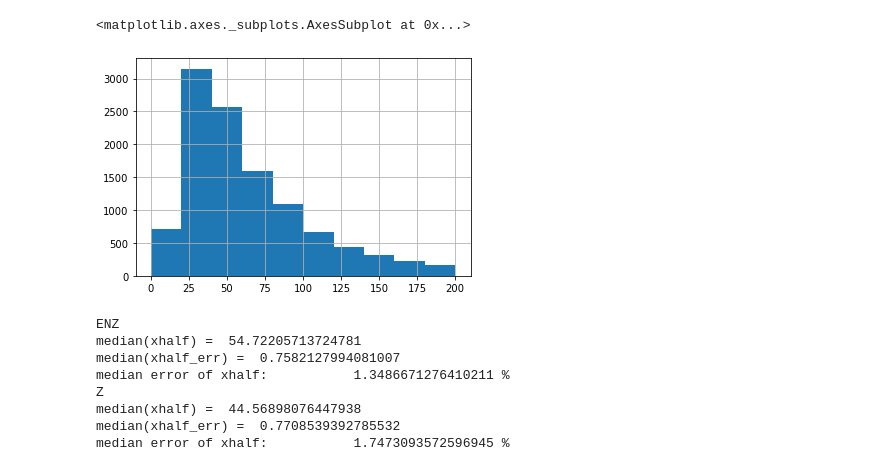
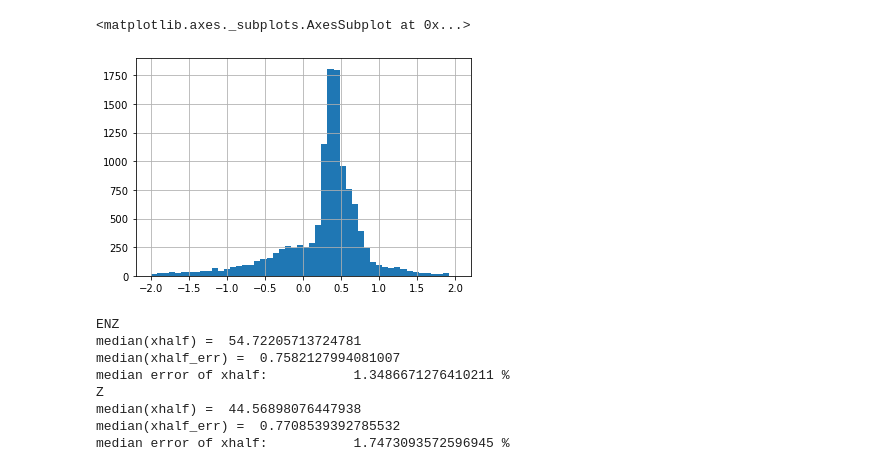
Before and after one commit to Jubeku/RF_localization, a Jupyter notebook: resolution_plot_paper.ipynb, the cells around one changed output. Drawn from its saved outputs; the diff is of its cells as text; code cells hidden in the pictures.

```diff
--- a/resolution_plot_paper.ipynb
+++ b/resolution_plot_paper.ipynb
@@ -262,13 +232,15 @@ data['xhalf'].replace([np.inf, -np.inf], np.nan).dropna().hist(range=(0, 200))
 # %%
-data = pd.read_csv('resolution/resolution_exp_Z_BONBORSNE_noise_normal3277e-26_rmSingularity_BP13to17.csv')
+data = pd.read_csv('resolution/resolution_exp_Z_BONBORSNE.csv')
+#data = pd.read_csv('resolution/resolution_exp_Z_BONBORSNE_noise_normal3277e-26_rmSingularity_BP13to17.csv')
 data['xhalf'] = np.log(decay_level)/data.res_k
 data['xhalf'] = data['xhalf'].fillna(10000.)
 data['xhalf_err'] = - np.log(decay_level)/(data.res_k**2) * data.res_k_err
 
-data['xhalf'].replace([np.inf, -np.inf], np.nan).dropna().hist(range=(0, 200))
+#data['xhalf'].replace([np.inf, -np.inf], np.nan).dropna().hist(range=(0, 200))
+data['res_b'].hist(bins=50, range=(-2, 2))
 # %% [output]
 <matplotlib.axes._subplots.AxesSubplot at 0x...>
-[figure, old version]
+[figure, new version]
 # %%
 ### COMBI COMPARISON 2
 filename1 = 'resolution_exp_'
```
Also changed, not shown: parts of 8 cells of this notebook, 2 other files.
